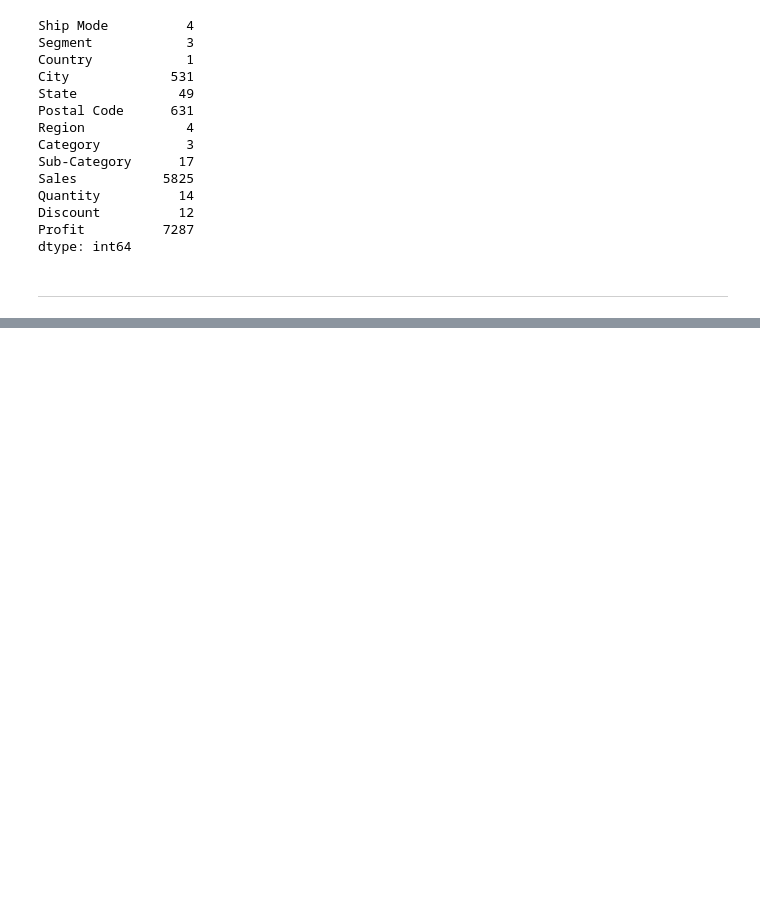
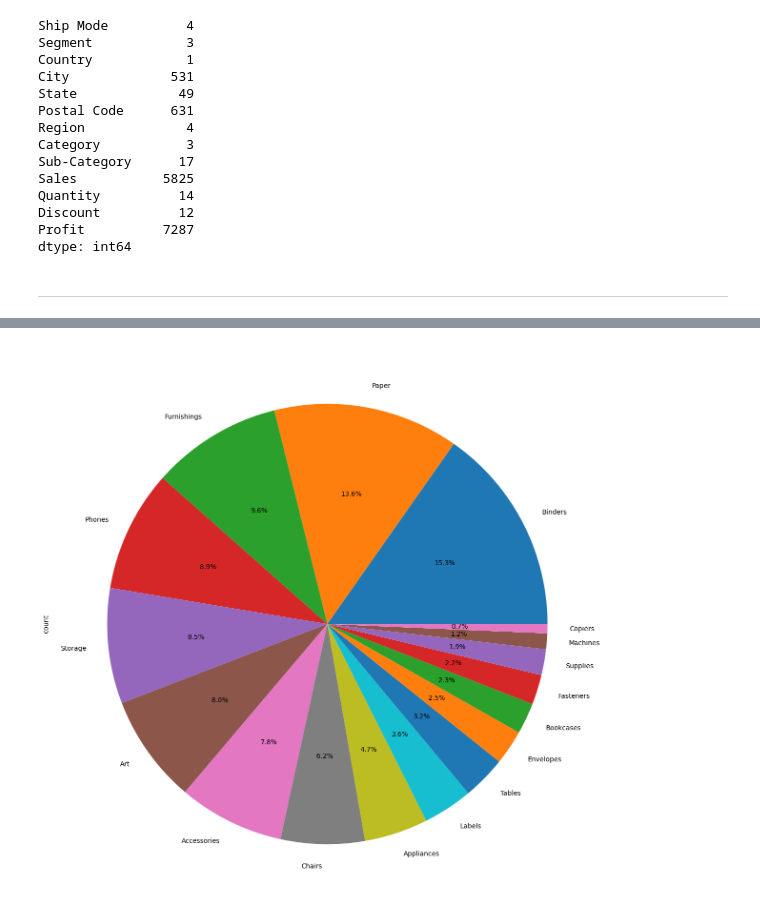
Before and after one commit to mohdkatlish/The-spark-Foundation, a Jupyter notebook: Retail.ipynb, the cells around one changed output, grey strips where cells are left out. Cells and saved outputs as stored; diff of their text form; code cells hidden in the pictures; blank space fills up the shorter version.

```diff
--- a/Retail.ipynb
+++ b/Retail.ipynb
@@ -163,0 +260,5 @@ dtype: int64
+# %%
+data['Sub-Category'].value_counts().plot.pie(autopct = '%1.1f%%')
+plt.show()
+# %% [output]
+[figure, added]
```
Also changed, not shown: parts of 22 cells of this notebook.
